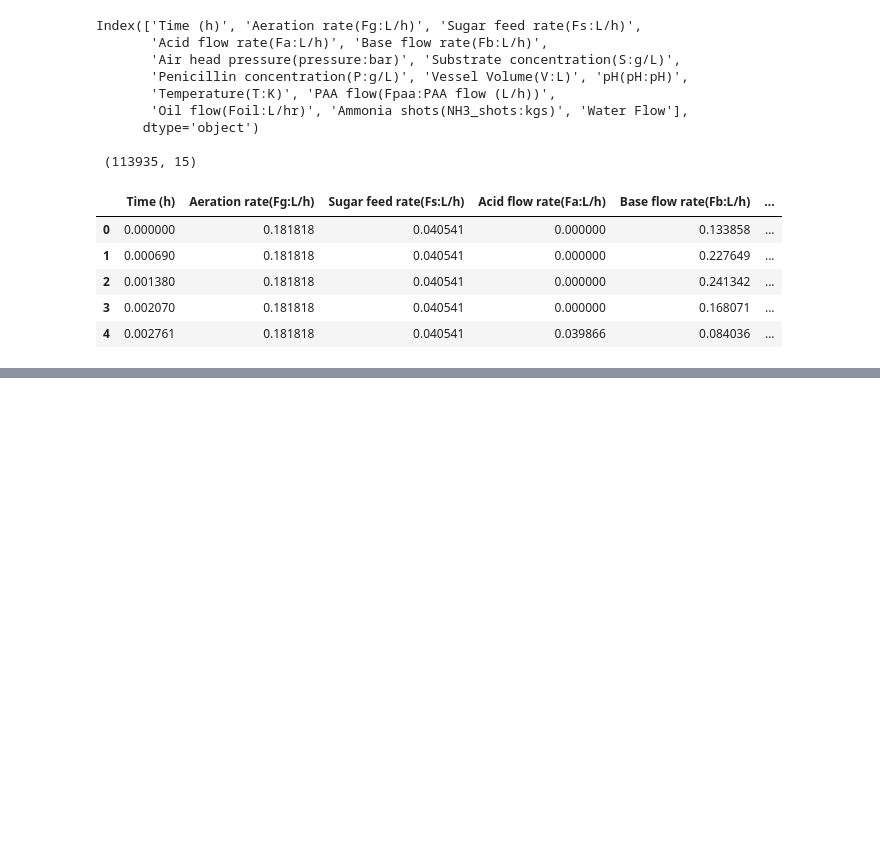
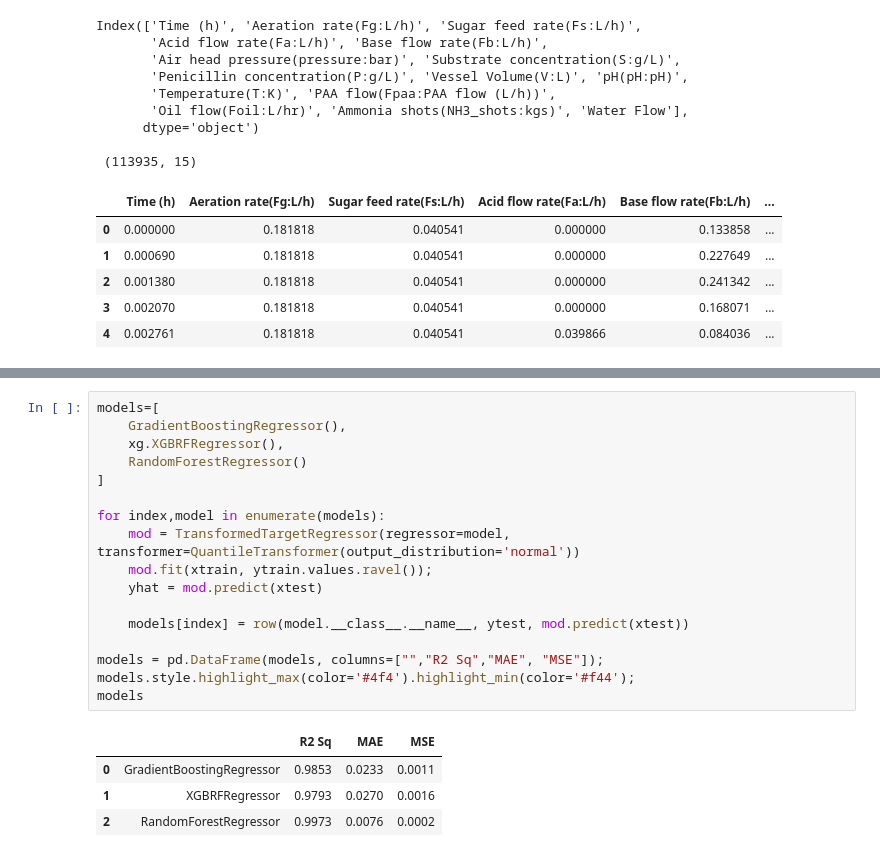
Before and after one commit to plutoniumm/MLTests, a Jupyter notebook: Regression_Pred.ipynb, the cells around one changed output, grey strips where cells are left out. Cells and saved outputs as stored; diff of their text form; blank space fills up the shorter version.

```diff
--- a/Regression_Pred.ipynb
+++ b/Regression_Pred.ipynb
@@ -117,0 +92,22 @@ R-squared: 0.9999999999999998
+# %%
+models=[
+    GradientBoostingRegressor(),
+    xg.XGBRFRegressor(),
+    RandomForestRegressor()
+]
+
+for index,model in enumerate(models):
+    mod = TransformedTargetRegressor(regressor=model, transformer=QuantileTransformer(output_distribution='normal'))
+    mod.fit(xtrain, ytrain.values.ravel());
+    yhat = mod.predict(xtest)
+
+    models[index] = row(model.__class__.__name__, ytest, mod.predict(xtest))
+
+models = pd.DataFrame(models, columns=["","R2 Sq","MAE", "MSE"]);
+models.style.highlight_max(color='#4f4').highlight_min(color='#f44');
+models
+# %% [output]
+|  |  | R2 Sq | MAE | MSE |
+| 0 | GradientBoostingRegressor | 0.9853 | 0.0233 | 0.0011 |
+| 1 | XGBRFRegressor | 0.9793 | 0.0270 | 0.0016 |
+| 2 | RandomForestRegressor | 0.9973 | 0.0076 | 0.0002 |
```
Also changed, not shown: parts of 10 cells of this notebook, 1 other file.
